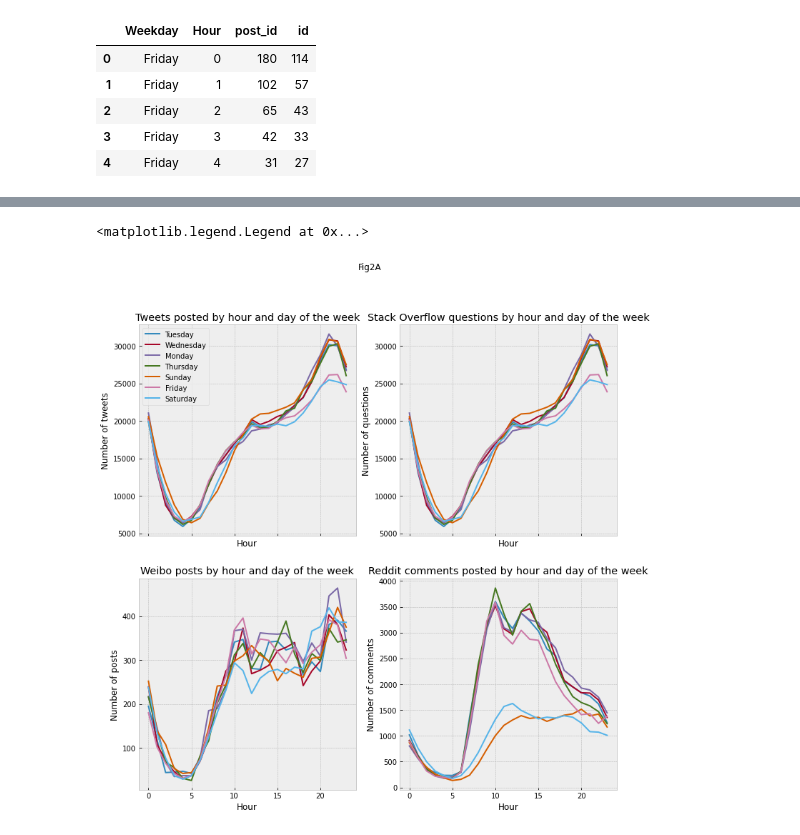
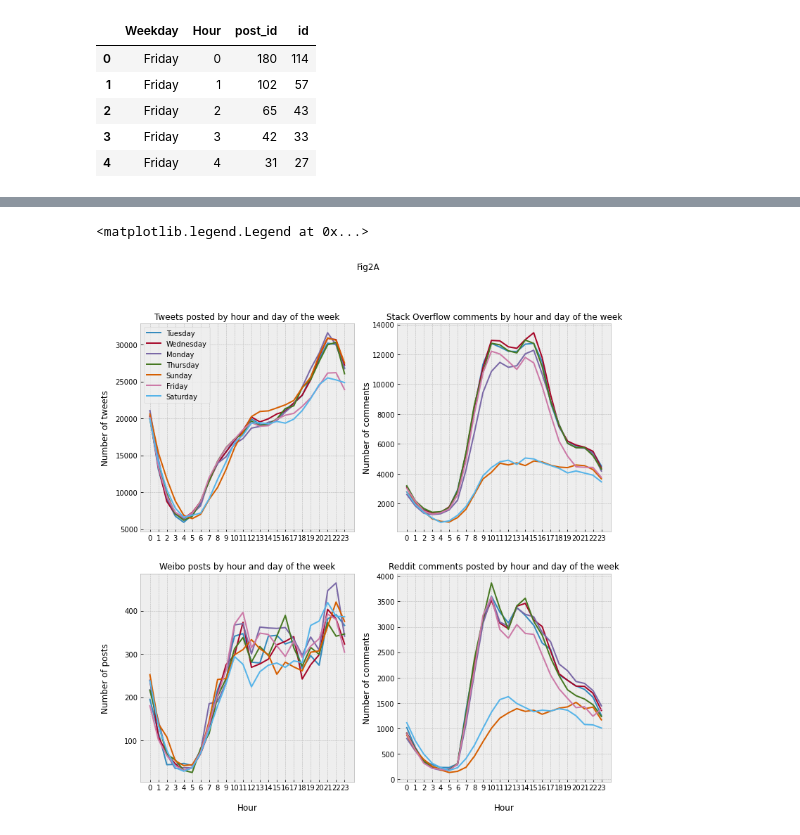
Before and after one commit to epfl-ada/ada-2020-project-milestone-p3-p3_adatada, a Jupyter notebook: Fig2.ipynb, the cells around one changed output, grey strips where cells are left out. Cells and saved outputs as stored; diff of their text form; code cells hidden in the pictures.

```diff
--- a/Fig2.ipynb
+++ b/Fig2.ipynb
@@ -42,0 +60,10 @@ twitter_data.head()
+# %%
+#read the data processed during the replication of the figure 2 with the stackoverflow dataset
+stackoverflow_data_2A=pd.read_csv('stackoverflow_2a.csv')
+stackoverflow_data_2A=stackoverflow_data_2A.rename(columns={'id': 'comment_id'})
+stackoverflow_data_2B=pd.read_csv('stackoverflow_2b.csv')
+
+#create a new dataset and keep the info on question_id, user id (id) from both precedent datasets
+stackoverflow_data=stackoverflow_data_2A.copy()
+stackoverflow_data['id']=stackoverflow_data_2B.id
+stackoverflow_data.head()
@@ -43,37 +77,49 @@ twitter_data.head()
 # %%
 days=reddit_data.weekday.unique()
 
-fig, axs = plt.subplots(2, 2, figsize=(12,12), sharex = True)
+fig, axs = plt.subplots(2, 2, figsize=(12,12))
 fig.suptitle('Fig2A')
 
 for day in days:
-    daily_tweets=twitter_data[twitter_data.weekday==str(day)]
-    daily_weibo_posts=users_stats_weibo[users_stats_weibo.Weekday==str(day)]
-    daily_reddit_comments=users_stats_reddit[users_stats_reddit.weekday==str(day)]
+    daily_twitter=twitter_data[twitter_data.weekday==str(day)]
+    daily_stackoverflow=stackoverflow_data[stackoverflow_data.dayOfWeek==str(day)]
+    daily_weibo=users_stats_weibo[users_stats_weibo.Weekday==str(day)]
+    daily_reddit=users_stats_reddit[users_stats_reddit.weekday==str(day)]
 
-    axs[0,0].plot(daily_tweets.time_hour,daily_tweets.tweetid,label=str(day))
-    axs[0,1].plot(daily_tweets.time_hour,daily_tweets.tweetid,label=str(day))
-    axs[1,0].plot(daily_weibo_posts.Hour,daily_weibo_posts.post_id,label=str(day))
-    axs[1,1].plot(daily_reddit_comments.time_hour,daily_reddit_comments.comment_id,label=str(day))
+    axs[0,0].plot(daily_twitter.time_hour,daily_twitter.tweetid,label=str(day))
+    axs[0,1].plot(daily_stackoverflow.hour,daily_stackoverflow.comment_id,label=str(day))
+    axs[1,0].plot(daily_weibo.Hour,daily_weibo.post_id,label=str(day))
+    axs[1,1].plot(daily_reddit.time_hour,daily_reddit.comment_id,label=str(day))
 
 
-axs[0,0].set_title('Tweets posted by hour and day of the week')
-axs[0,0].set_xlabel('Hour')
+axs[0,0].set_title('Tweets posted by hour and day of the week',fontsize = 12)
 axs[0,0].set_ylabel('Number of tweets')
-axs[0,1].set_title('Stack Overflow questions by hour and day of the week')
-axs[0,1].set_xlabel('Hour')
-axs[0,1].set_ylabel('Number of questions')
-axs[1,0].set_title('Weibo posts by hour and day of the week')
+axs[0,0].yaxis.set_label_coords(-0.14, 0.5)
+axs[0,0].set_xticks(np.arange(0, 24, step=1))
+
+axs[0,1].set_title('Stack Overflow comments by hour and day of the week',fontsize = 12)
+axs[0,1].set_ylabel('Number of comments')
+axs[0,1].yaxis.set_label_coords(-0.12, 0.5)
+axs[1,0].set_xticks(np.arange(0, 24, step=1))
+
+axs[1,0].set_title('Weibo posts by hour and day of the week',fontsize = 12)
 axs[1,0].set_xlabel('Hour')
 axs[1,0].set_ylabel('Number of posts')
-axs[1,1].set_title('Reddit comments posted by hour and day of the week')
+axs[1,0].xaxis.set_label_coords(0.5, -0.1)
+axs[1,0].yaxis.set_label_coords(-0.14, 0.5)
+axs[0,1].set_xticks(np.arange(0, 24, step=1))
+
+axs[1,1].set_title('Reddit comments posted by hour and day of the week',fontsize = 12)
 axs[1,1].set_xlabel('Hour')
 axs[1,1].set_ylabel('Number of comments')
-#axs[0,1].xticks(np.arange(0, 24, step=1))
+axs[1,1].xaxis.set_label_coords(0.5, -0.1)
+axs[1,1].yaxis.set_label_coords(-0.12, 0.5)
+axs[1,1].set_xticks(np.arange(0, 24, step=1))
+
 axs[0,0].legend()
 # %% [output]
 <matplotlib.legend.Legend at 0x...>
-[figure, old version]
+[figure, new version]
 # %%
 import mpld3
 mpld3.display(fig)
```
Also changed, not shown: parts of 18 cells of this notebook, 3 other files.
